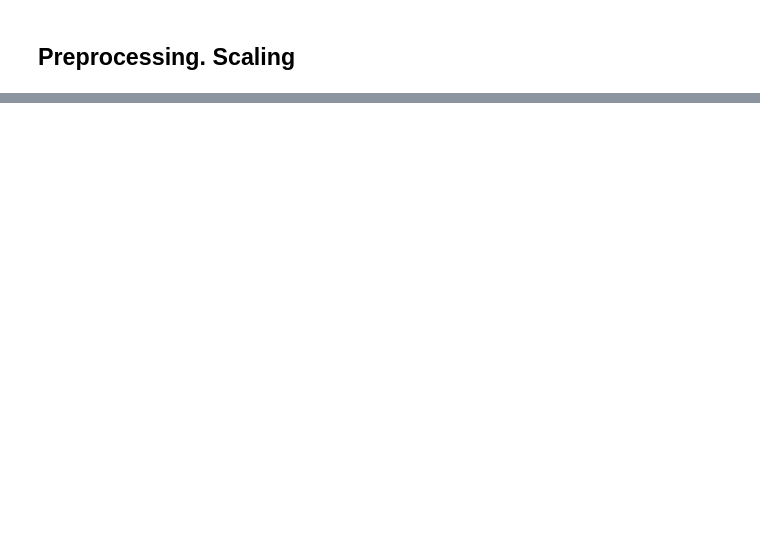
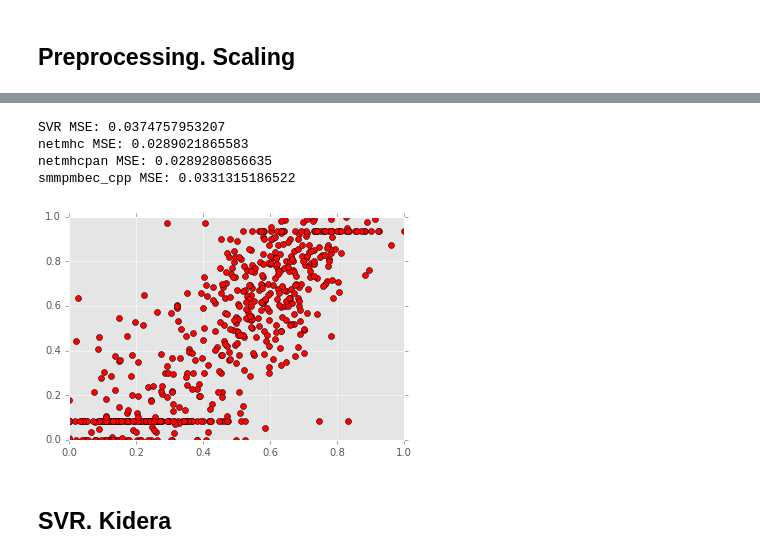
Before and after one commit to rudolphyo/MHystic, a Jupyter notebook: new_mhc.ipynb, the cells around one changed output, grey strips where cells are left out. Drawn from its saved outputs; the diff is of its cells as text; code cells hidden in the pictures; blank space fills up the shorter version.

```diff
--- a/new_mhc.ipynb
+++ b/new_mhc.ipynb
@@ -122,0 +167,27 @@ smmpmbec_cpp MSE: 0.0331315186522
+# %%
+amino=pd.read_csv("acids.csv", sep=" ", index_col=False)
+d = amino.to_dict(orient='list')
+kidera_selected = selected_X.copy(deep=True)
+f = ['f1','f2','f3','f4','f5','f6','f7','f8','f9','f10']
+
+def kidera(pept):
+    seq = list(pept)
+    dim = len(seq)
+    kidera = [0]*10
+    for i in range(10):
+        kidera[i] = [0]*dim
+
+    for k in range(dim):
+        for i in range(20):
+            if seq[k] == d['amino'][i]:
+                for j in range(10):
+                    kidera[j][k] = d[f[j]][i]
+
+    for i in range(10):
+        kidera[i] = sum(kidera[i])/len(kidera[i])
+
+    return kidera
+# %%
+for i,fact in enumerate(f):
+    data[fact]=[round(kidera(j)[i], 3) for j in data['sequence']]
+    kidera_selected[fact] = pd.DataFrame(data[fact][indexes]).reset_index(drop=True)
@@ -122,0 +196,14 @@ smmpmbec_cpp MSE: 0.0331315186522
+# %%
+random_number = 53
+X_train, X_test, y_train, y_test = train_test_split(kidera_selected, selected_y["meas"],
+                                                test_size = 0.33, random_state = random_number)
+# %%
+SVR_res(X_train, X_test, y_train, y_test)
+# %% [output]
+SVR MSE: 0.0374757953207
+netmhc MSE: 0.0289021865583
+netmhcpan MSE: 0.0289280856635
+smmpmbec_cpp MSE: 0.0331315186522
+[figure, added]
+# %% [markdown]
+## SVR. Kidera
```
Also changed, not shown: parts of 34 cells of this notebook.
